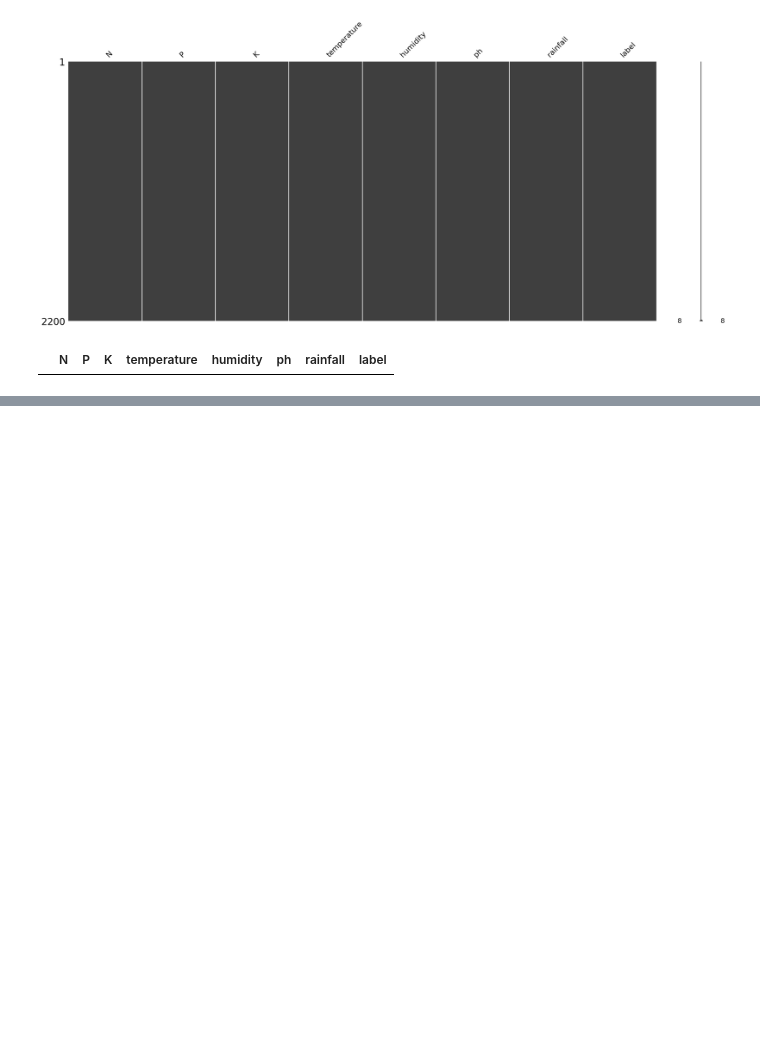
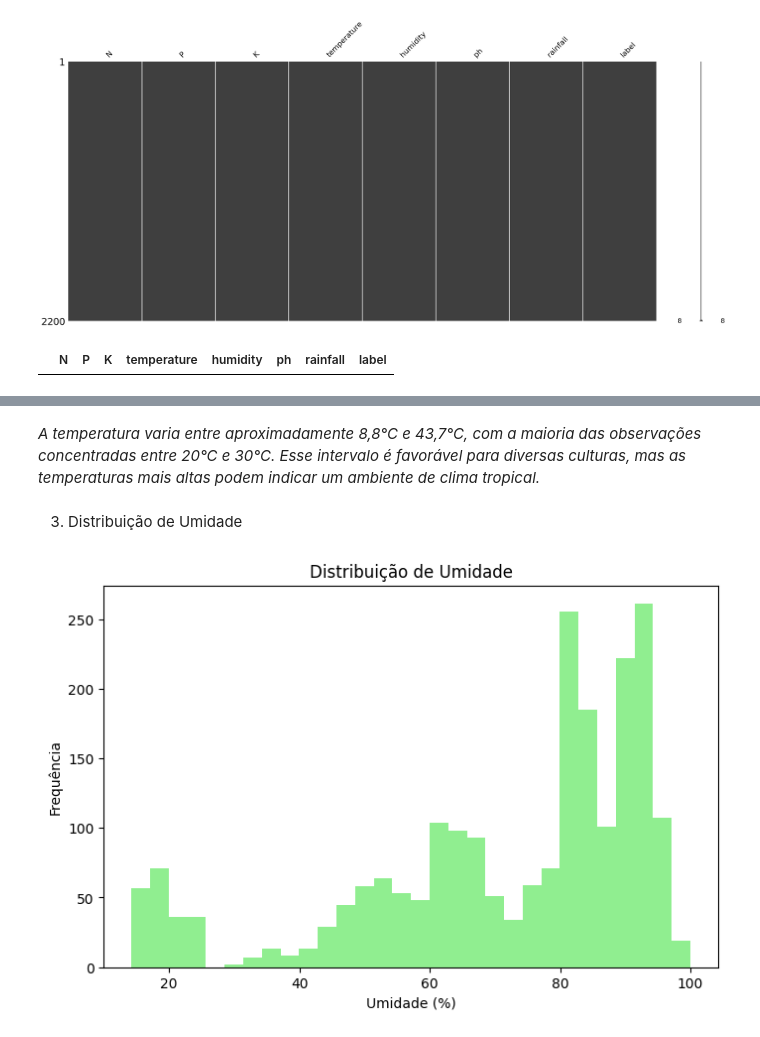
Before and after one commit to jonatasgomes/FIAP, a Jupyter notebook: Fase_3/Cap14/src/JônatasGomesAlves_RM559693_fase3_cap14.ipynb, the cells around one changed output, grey strips where cells are left out. Saved outputs shown, nothing was run; the diff lists cells and outputs as text; code cells hidden in the pictures; blank space fills up the shorter version.

```diff
--- a/Fase_3/Cap14/src/JônatasGomesAlves_RM559693_fase3_cap14.ipynb
+++ b/Fase_3/Cap14/src/JônatasGomesAlves_RM559693_fase3_cap14.ipynb
@@ -68,0 +119,13 @@ dados.drop_duplicates(inplace=True)
+# %% [markdown]
+*A temperatura varia entre aproximadamente 8,8°C e 43,7°C, com a maioria das observações concentradas entre 20°C e 30°C. Esse intervalo é favorável para diversas culturas, mas as temperaturas mais altas podem indicar um ambiente de clima tropical.*
+# %% [markdown]
+3. Distribuição de Umidade
+# %%
+plt.figure(figsize=(8, 5))
+plt.hist(dados['humidity'], bins=30, color='lightgreen')
+plt.title('Distribuição de Umidade')
+plt.xlabel('Umidade (%)')
+plt.ylabel('Frequência')
+plt.show()
+# %% [output]
+[figure, added]
```
Also changed, not shown: parts of 25 cells of this notebook, 1 other file.
